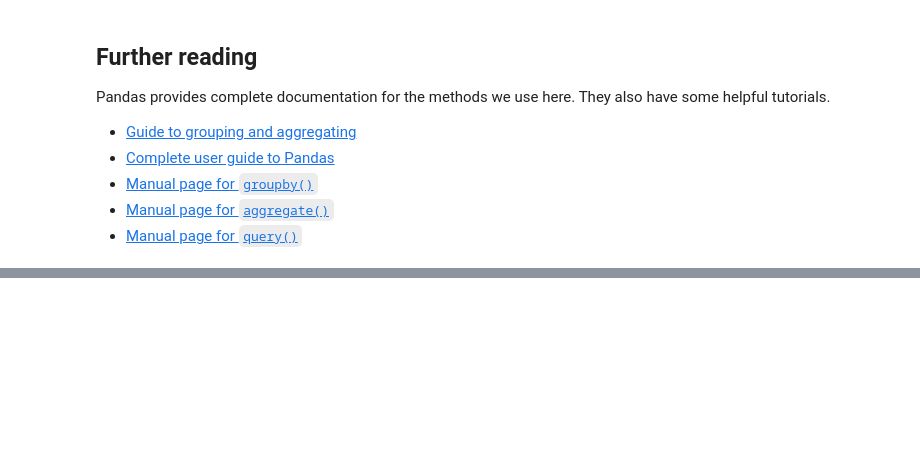
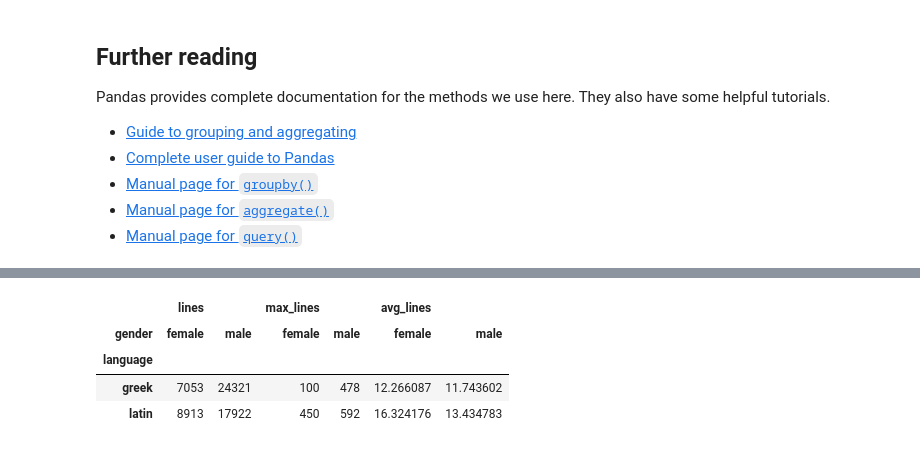
Before and after one commit to cwf2/style_2025, a Jupyter notebook: Tabular data primer.ipynb, the cells around one changed output, grey strips where cells are left out. Cells and saved outputs as stored; diff of their text form; code cells hidden in the pictures; blank space fills up the shorter version.

```diff
--- a/Tabular data primer.ipynb
+++ b/Tabular data primer.ipynb
@@ -339,0 +357,18 @@ Pandas provides complete documentation for the methods we use here. They also ha
+# %%
+(
+    table                                  # original data
+    .query("gender in ['male', 'female']") # filter
+    .groupby(["language", "gender"])       # columns to group by
+    .agg(                                  # define summary table
+        lines = ("num_lines", "sum"),      #  - sum lines in all speeches
+        max_lines = ("num_lines", "max"),  #  - length of longest speech
+        avg_lines = ("num_lines", "mean"), #  - average speech length
+    )
+    .unstack()                             # move second factor to columns
+)
+# %% [output]
+|  | lines |  | max_lines |  | avg_lines |  |
+| gender | female | male | female | male | female | male |
+| language |  |  |  |  |  |  |
+| greek | 7053 | 24321 | 100 | 478 | 12.266087 | 11.743602 |
+| latin | 8913 | 17922 | 450 | 592 | 16.324176 | 13.434783 |
```
Also changed, not shown: parts of 1 cell of this notebook, 2 other files.
